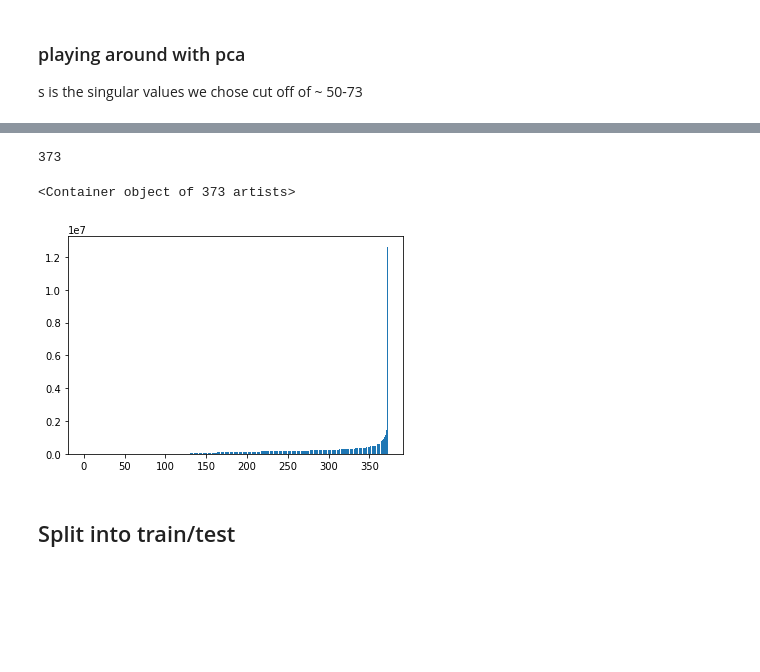
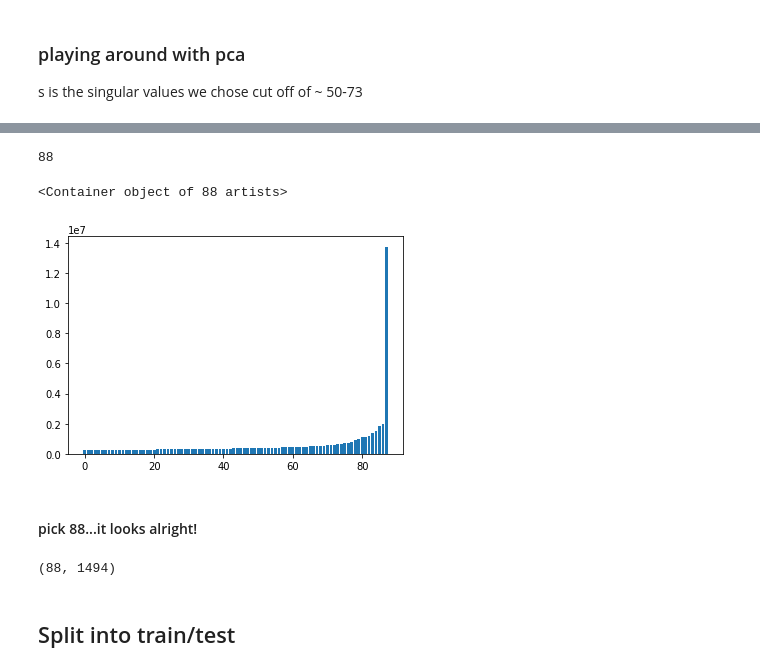
Before and after one commit to programmingprincess/ml4sp_metastasis, a Jupyter notebook: get_dims.ipynb, the cells around one changed output, grey strips where cells are left out. Cells and saved outputs as stored; diff of their text form; code cells hidden in the pictures; blank space fills up the shorter version.

```diff
--- a/get_dims.ipynb
+++ b/get_dims.ipynb
@@ -36,0 +26,4 @@ data.head()
+# %%
+data=data.drop(['Unnamed: 0'], axis=1)
+data.set_index('ID_REF')
+data.head()
@@ -76,2 +46,0 @@ data.head()
-# %%
-data = data.set_index("Unnamed: 0")
@@ -152,2 +116,2 @@ def PCA(PCA_K, input_data):
 # %%
-np_data = np.array(data)
+np_data = np.array(data)[:,1:].astype(float)
@@ -174,9 +163,13 @@ max(s)
+# %%
+cut_off=250749
 # %%
-len(s[s>0])
+len(s[s>cut_off])
 # %% [output]
-373
+88
 # %%
-plt.bar(xrange(0,len(s[s>0])), s[s>0])
+plt.bar(xrange(0,len(s[s>cut_off])), s[s>cut_off])
 # %% [output]
-<Container object of 373 artists>
+<Container object of 88 artists>
-[figure, old version]
+[figure, new version]
+# %% [markdown]
+#### pick 88...it looks alright!
@@ -183,3 +178,7 @@ plt.bar(xrange(0,len(s[s>0])), s[s>0])
+# %%
+pca_data.shape
+# %% [output]
+(88, 1494)
 # %% [markdown]
 ## Split into train/test
 # %%
```
Also changed, not shown: parts of 37 cells of this notebook.
